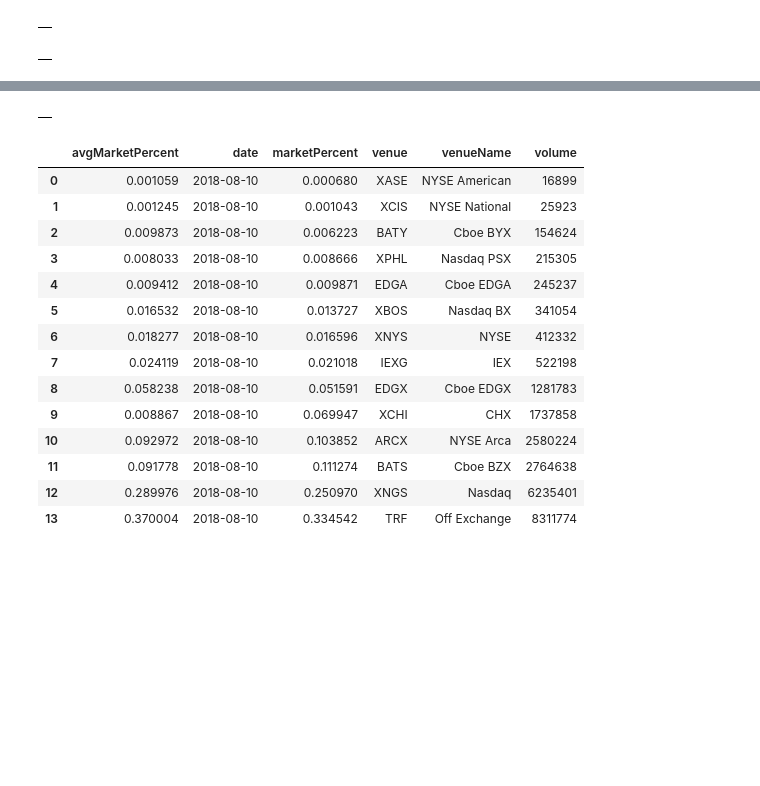
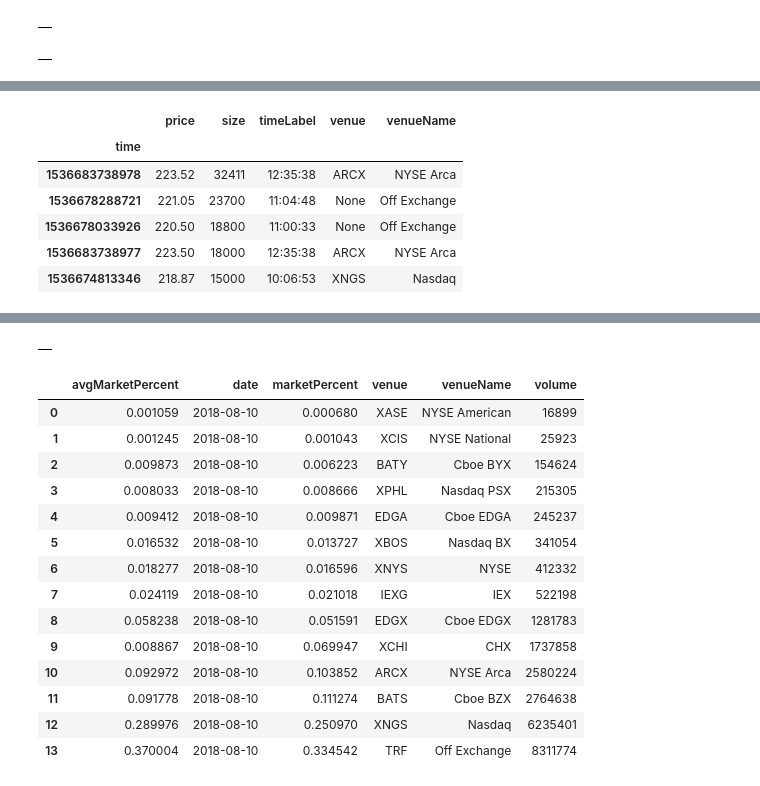
Before and after one commit to tkp-archive/pyEX, a Jupyter notebook: all.ipynb, the cells around one changed output, grey strips where cells are left out. Cells and saved outputs as stored; diff of their text form; code cells hidden in the pictures; blank space fills up the shorter version.

```diff
--- a/all.ipynb
+++ b/all.ipynb
@@ -134,3 +135,13 @@ pyEX.stockStatsDF(symbol)
+# %%
+pyEX.largestTradesDF(symbol).head()
+# %% [output]
+|  | price | size | timeLabel | venue | venueName |
+| time |  |  |  |  |  |
+| 1536683738978 | 223.52 | 32411 | 12:35:38 | ARCX | NYSE Arca |
+| 1536678288721 | 221.05 | 23700 | 11:04:48 | None | Off Exchange |
+| 1536678033926 | 220.50 | 18800 | 11:00:33 | None | Off Exchange |
+| 1536683738977 | 223.50 | 18000 | 12:35:38 | ARCX | NYSE Arca |
+| 1536674813346 | 218.87 | 15000 | 10:06:53 | XNGS | Nasdaq |
 # %%
 pyEX.listDF(option='mostactive')
 # %% [output]
```
Also changed, not shown: parts of 17 cells of this notebook, 4 other files.
